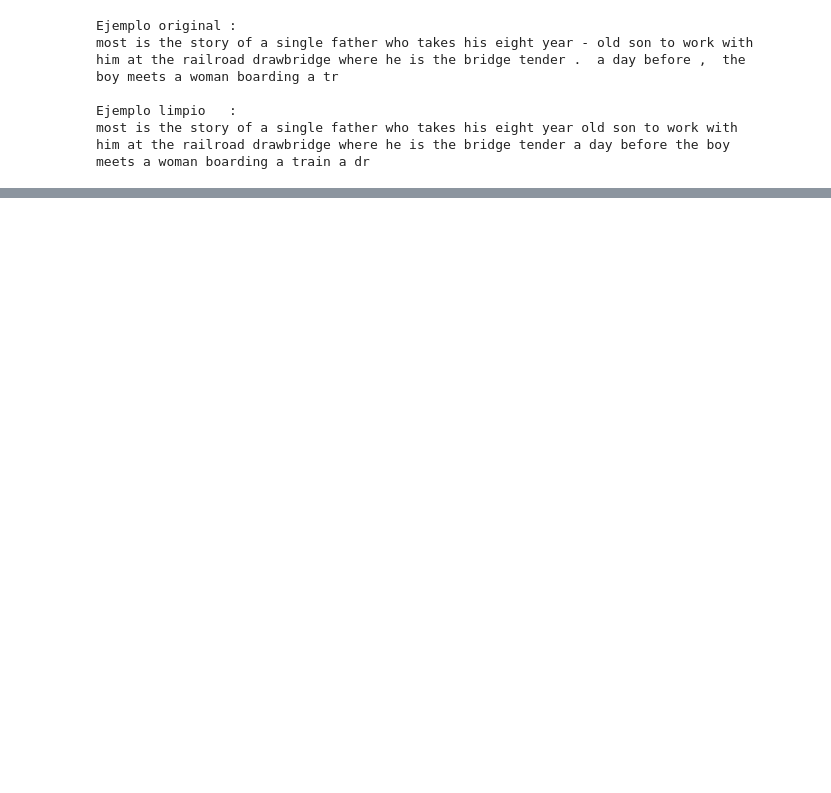
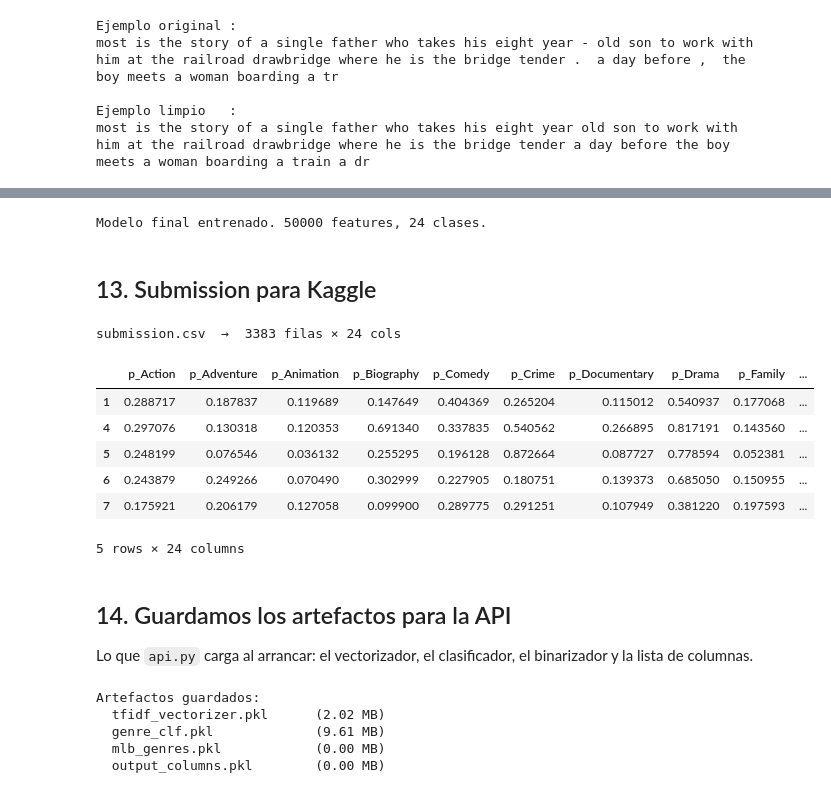
Before and after one commit to JohanManjarresMIAD/JohanManjarresMIAD-JohanManjarresMIAD-MIAD_ML_NLP_2026-Grupo_26, a Jupyter notebook: Semana 7/S7P1_proyecto2.ipynb, the cells around one changed output, grey strips where cells are left out. Saved outputs shown, nothing was run; the diff lists cells and outputs as text; code cells hidden in the pictures; blank space fills up the shorter version.

```diff
--- a/Semana 7/S7P1_proyecto2.ipynb
+++ b/Semana 7/S7P1_proyecto2.ipynb
@@ -338,0 +637,56 @@ for f in ['tfidf_vectorizer_v1.pkl', 'genre_clf_v1.pkl', 'mlb_genres_v1.pkl', 'o
+# %%
+# El ganador solo usa TF-IDF. Refit con el 100% del training.
+vect_final = TfidfVectorizer(
+    ngram_range=(1, 2), min_df=2, max_df=0.95,
+    max_features=50000, sublinear_tf=True, stop_words='english',
+)
+X_full_tfidf = vect_final.fit_transform(dataTraining['plot_clean'])
+
+clf_final = OneVsRestClassifier(
+    LogisticRegression(C=1.0, max_iter=1000, solver='liblinear', class_weight='balanced'),
+    n_jobs=1,
+)
+clf_final.fit(X_full_tfidf, y_genres)
+print('Modelo final entrenado.', X_full_tfidf.shape[1], 'features,', len(clf_final.estimators_), 'clases.')
+# %% [output]
+Modelo final entrenado. 50000 features, 24 clases.
+# %% [markdown]
+## 13. Submission para Kaggle
+# %%
+# Predicción en test (modelo final TF-IDF + LR balanced)
+X_test_tfidf = vect_final.transform(dataTesting['plot_clean'])
+y_pred_test = clf_final.predict_proba(X_test_tfidf)
+
+submission = pd.DataFrame(y_pred_test, index=dataTesting.index, columns=cols)
+submission.to_csv('submission.csv', index_label='ID')
+print(f"submission.csv  →  {submission.shape[0]} filas × {submission.shape[1]} cols")
+submission.head()
+# %% [output]
+submission.csv  →  3383 filas × 24 cols
+|  | p_Action | p_Adventure | p_Animation | p_Biography | p_Comedy | p_Crime | p_Documentary | p_Drama | p_Family | ... |
+| 1 | 0.288717 | 0.187837 | 0.119689 | 0.147649 | 0.404369 | 0.265204 | 0.115012 | 0.540937 | 0.177068 | ... |
+| 4 | 0.297076 | 0.130318 | 0.120353 | 0.691340 | 0.337835 | 0.540562 | 0.266895 | 0.817191 | 0.143560 | ... |
+| 5 | 0.248199 | 0.076546 | 0.036132 | 0.255295 | 0.196128 | 0.872664 | 0.087727 | 0.778594 | 0.052381 | ... |
+| 6 | 0.243879 | 0.249266 | 0.070490 | 0.302999 | 0.227905 | 0.180751 | 0.139373 | 0.685050 | 0.150955 | ... |
+| 7 | 0.175921 | 0.206179 | 0.127058 | 0.099900 | 0.289775 | 0.291251 | 0.107949 | 0.381220 | 0.197593 | ... |
+5 rows × 24 columns
+# %% [markdown]
+## 14. Guardamos los artefactos para la API
+
+Lo que `api.py` carga al arrancar: el vectorizador, el clasificador, el binarizador y la lista de columnas.
+# %%
+joblib.dump(vect_final, 'tfidf_vectorizer.pkl')
+joblib.dump(clf_final,  'genre_clf.pkl')
+joblib.dump(le,         'mlb_genres.pkl')
+joblib.dump(cols,       'output_columns.pkl')
+
+print("Artefactos guardados:")
+for f in ['tfidf_vectorizer.pkl', 'genre_clf.pkl', 'mlb_genres.pkl', 'output_columns.pkl']:
+    size_mb = os.path.getsize(f) / 1e6 if os.path.exists(f) else 0
+    print(f"  {f:25s} ({size_mb:.2f} MB)")
+# %% [output]
+Artefactos guardados:
+  tfidf_vectorizer.pkl      (2.02 MB)
+  genre_clf.pkl             (9.61 MB)
+  mlb_genres.pkl            (0.00 MB)
+  output_columns.pkl        (0.00 MB)
```
Also changed, not shown: parts of 41 cells of this notebook, 12 other files.
